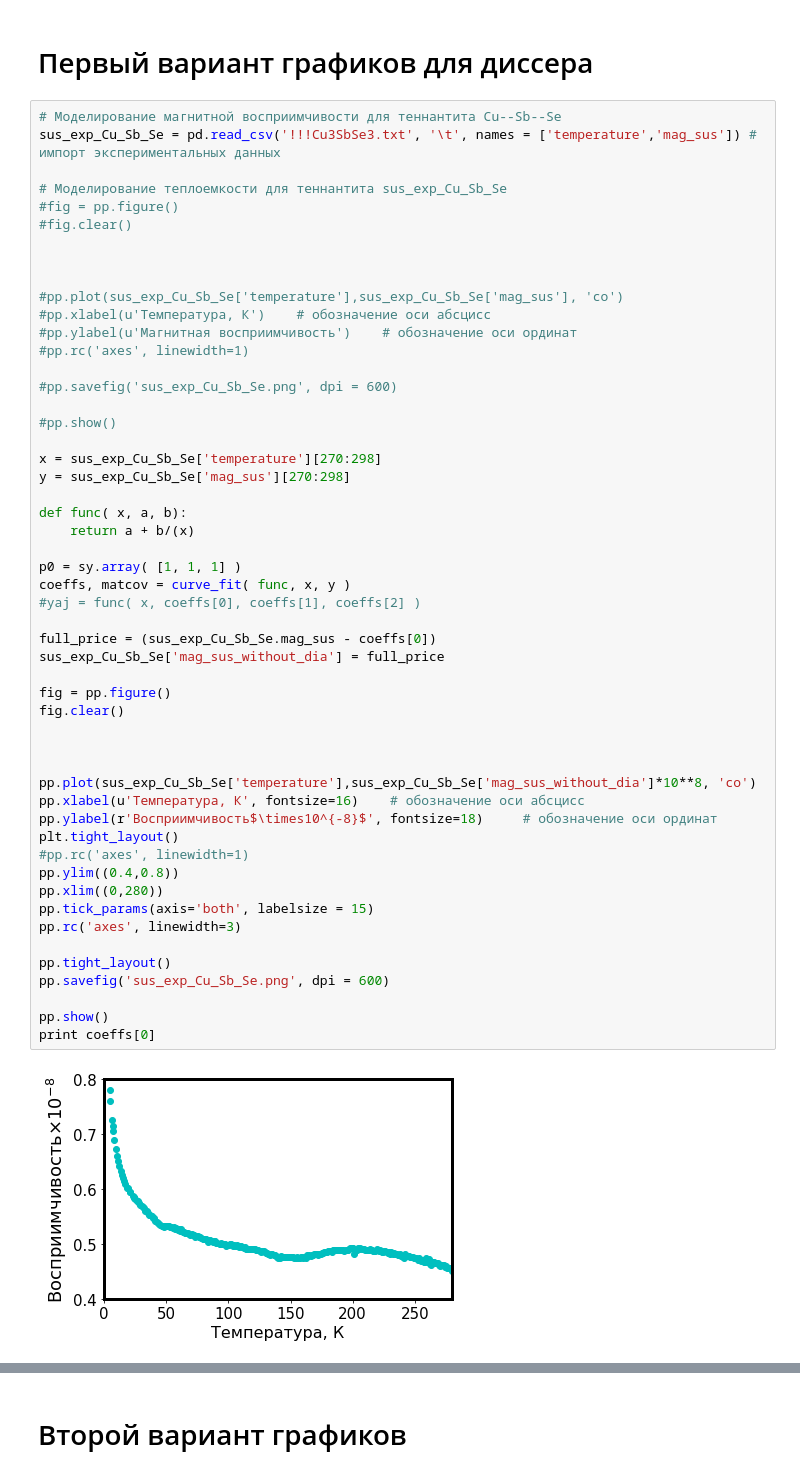
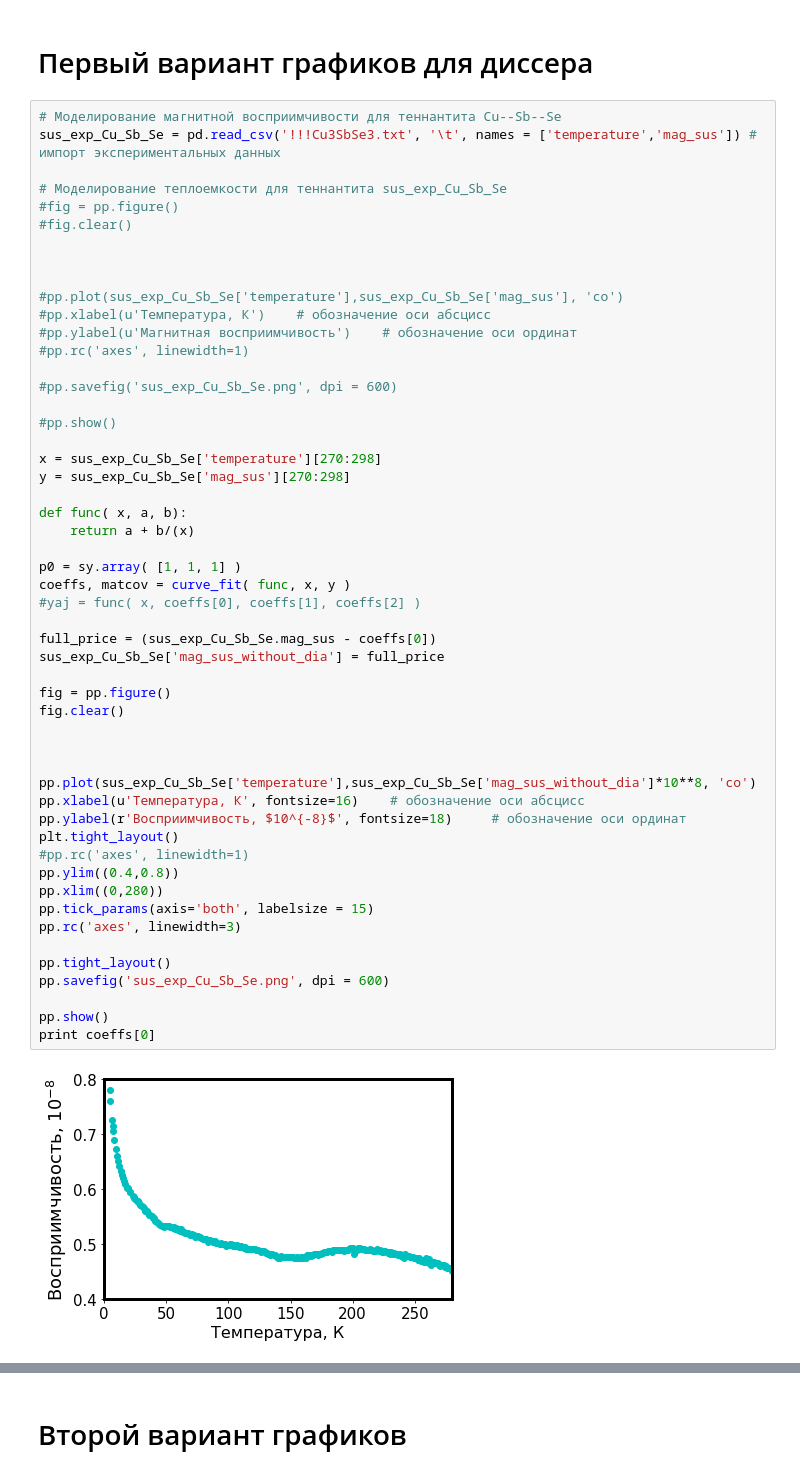
Before and after one commit to Yaroslavzev/dissertation, a Jupyter notebook: !!!Рисунки/Магнитная восприимчивость/magnet_sus.ipynb, the cells around one changed output, grey strips where cells are left out. Saved outputs shown, nothing was run; the diff lists cells and outputs as text.

Commit message:
images changed

```diff
--- a/!!!Рисунки/Магнитная восприимчивость/magnet_sus.ipynb
+++ b/!!!Рисунки/Магнитная восприимчивость/magnet_sus.ipynb
@@ -51,35 +51,35 @@ y = sus_exp_Cu_Sb_Se['mag_sus'][270:298]
 def func( x, a, b):
     return a + b/(x)
 
 p0 = sy.array( [1, 1, 1] )
 coeffs, matcov = curve_fit( func, x, y )
 #yaj = func( x, coeffs[0], coeffs[1], coeffs[2] )
 
 full_price = (sus_exp_Cu_Sb_Se.mag_sus - coeffs[0])
 sus_exp_Cu_Sb_Se['mag_sus_without_dia'] = full_price
 
 fig = pp.figure()
 fig.clear()
 
 
 
 pp.plot(sus_exp_Cu_Sb_Se['temperature'],sus_exp_Cu_Sb_Se['mag_sus_without_dia']*10**8, 'co')
 pp.xlabel(u'Температура, К', fontsize=16)    # обозначение оси абсцисс
-pp.ylabel(r'Восприимчивость$\times10^{-8}$', fontsize=18)     # обозначение оси ординат
+pp.ylabel(r'Восприимчивость, $10^{-8}$', fontsize=18)     # обозначение оси ординат
 plt.tight_layout()
 #pp.rc('axes', linewidth=1)
 pp.ylim((0.4,0.8))
 pp.xlim((0,280))
 pp.tick_params(axis='both', labelsize = 15)
 pp.rc('axes', linewidth=3)
 
 pp.tight_layout()
 pp.savefig('sus_exp_Cu_Sb_Se.png', dpi = 600)
 
 pp.show()
 print coeffs[0]
 # %% [output]
-[figure, old version]
+[figure, new version]
 # %%
 # Моделирование магнитной восприимчивости для теннантита Cu--As--Se
 sus_exp_Cu_As_Se = pd.read_csv('!!!Cu3AsSe3.txt', '\t', names = ['temperature','mag_sus']) # импорт экспериментальных данных
```
Also changed, not shown: parts of 3 cells of this notebook, 11 other files.
